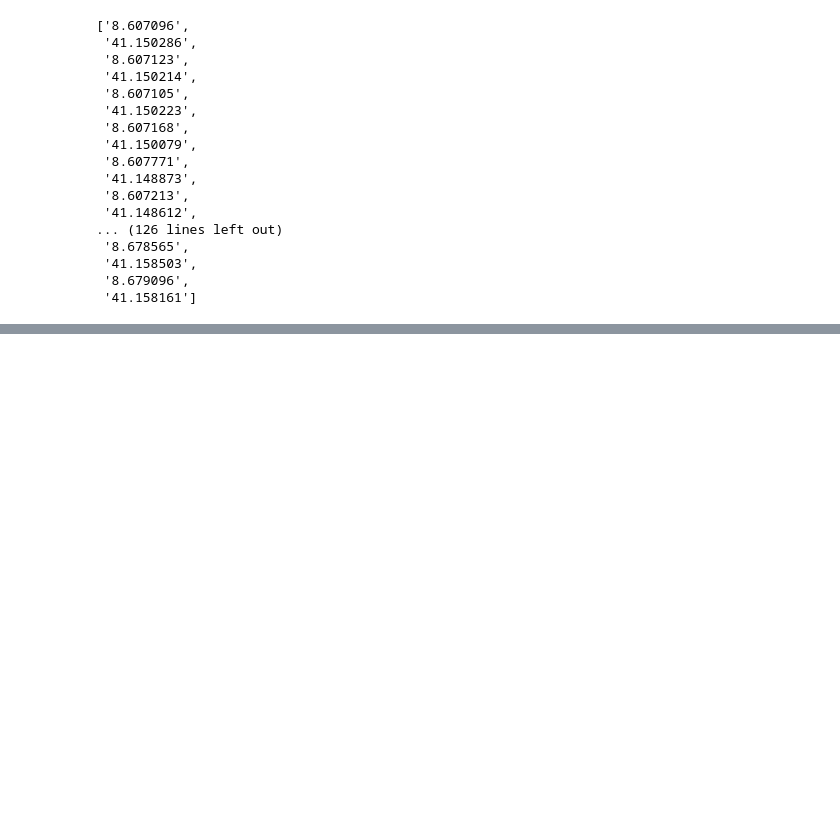
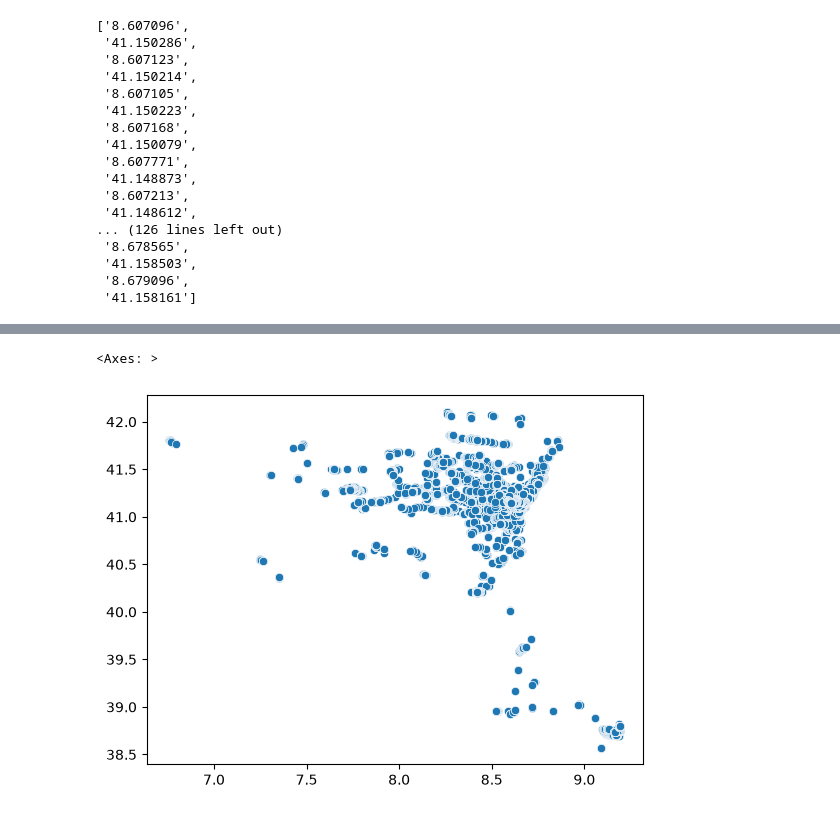
Before and after one commit to fmazur57u/Projet-DBScan, a Jupyter notebook: DBscan.ipynb, the cells around one changed output, grey strips where cells are left out. Cells and saved outputs as stored; diff of their text form; code cells hidden in the pictures; blank space fills up the shorter version.

```diff
--- a/DBscan.ipynb
+++ b/DBscan.ipynb
@@ -102,0 +185,16 @@ sns.scatterplot(x=x, y=y)
+# %%
+x_diff = np.diff(x)
+y_diff = np.diff(y)
+mean_diff_x = np.mean(np.abs(x_diff))
+mean_diff_y = np.mean(np.abs(y_diff))
+x_arrêt = [x[0]]
+y_arrêt = [y[0]]
+for i in range(len(x_diff)):
+    if np.abs(x_diff[i]) <= mean_diff_x and np.abs(y_diff[i]) <= mean_diff_y:
+        x_arrêt.append(x[i + 1])
+        y_arrêt.append(y[i + 1])
+# %%
+sns.scatterplot(x=x_arrêt, y=y_arrêt)
+# %% [output]
+<Axes: >
+[figure, added]
```
Also changed, not shown: parts of 11 cells of this notebook.
